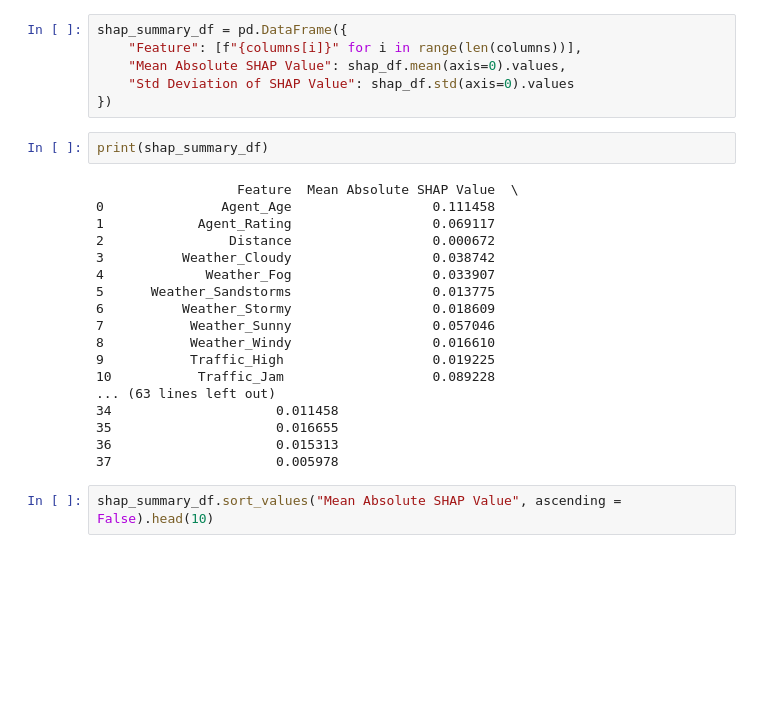
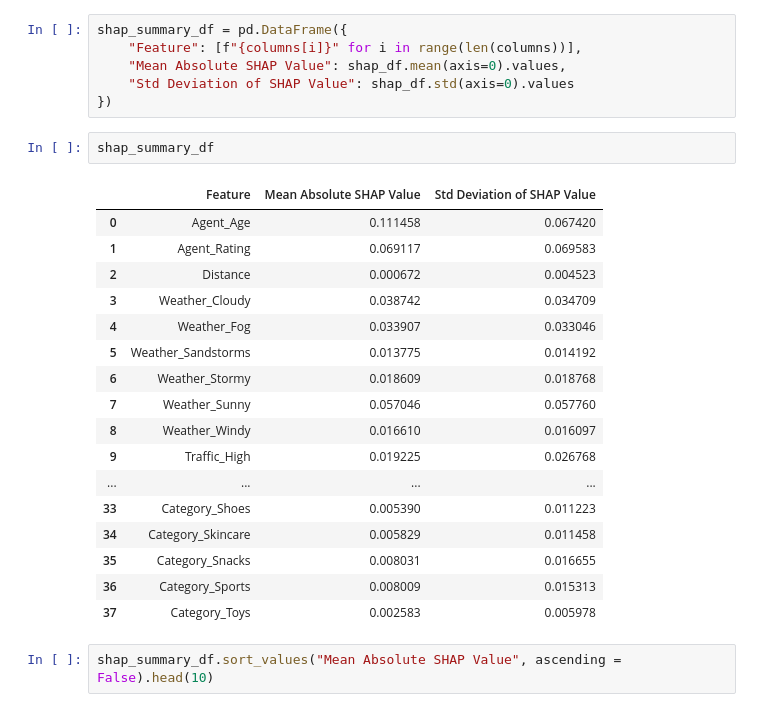
Before and after one commit to Hulkilla/Aprendizaje-Automatico, a Jupyter notebook: PEC3/M2_891_20241_PEC3_Marina.ipynb, the cells around one changed output. Cells and saved outputs as stored; diff of their text form; blank space fills up the shorter version.

```diff
--- a/PEC3/M2_891_20241_PEC3_Marina.ipynb
+++ b/PEC3/M2_891_20241_PEC3_Marina.ipynb
@@ -1941,26 +1941,26 @@ shap_summary_df = pd.DataFrame({
     "Mean Absolute SHAP Value": shap_df.mean(axis=0).values,
     "Std Deviation of SHAP Value": shap_df.std(axis=0).values
 })
-# %%
-print(shap_summary_df)
-# %% [output]
-                  Feature  Mean Absolute SHAP Value  \
-0               Agent_Age                  0.111458
-1            Agent_Rating                  0.069117
-2                Distance                  0.000672
-3          Weather_Cloudy                  0.038742
-4             Weather_Fog                  0.033907
-5      Weather_Sandstorms                  0.013775
-6          Weather_Stormy                  0.018609
-7           Weather_Sunny                  0.057046
-8           Weather_Windy                  0.016610
-9           Traffic_High                   0.019225
-10           Traffic_Jam                   0.089228
-... (63 lines left out)
-34                     0.011458
-35                     0.016655
-36                     0.015313
-37                     0.005978
+# %%
+shap_summary_df
+# %% [output]
+|  | Feature | Mean Absolute SHAP Value | Std Deviation of SHAP Value |
+| 0 | Agent_Age | 0.111458 | 0.067420 |
+| 1 | Agent_Rating | 0.069117 | 0.069583 |
+| 2 | Distance | 0.000672 | 0.004523 |
+| 3 | Weather_Cloudy | 0.038742 | 0.034709 |
+| 4 | Weather_Fog | 0.033907 | 0.033046 |
+| 5 | Weather_Sandstorms | 0.013775 | 0.014192 |
+| 6 | Weather_Stormy | 0.018609 | 0.018768 |
+| 7 | Weather_Sunny | 0.057046 | 0.057760 |
+| 8 | Weather_Windy | 0.016610 | 0.016097 |
+| 9 | Traffic_High | 0.019225 | 0.026768 |
+| ... | ... | ... | ... |
+| 33 | Category_Shoes | 0.005390 | 0.011223 |
+| 34 | Category_Skincare | 0.005829 | 0.011458 |
+| 35 | Category_Snacks | 0.008031 | 0.016655 |
+| 36 | Category_Sports | 0.008009 | 0.015313 |
+| 37 | Category_Toys | 0.002583 | 0.005978 |
 # %%
 shap_summary_df.sort_values("Mean Absolute SHAP Value", ascending = False).head(10)
 # %% [output]
```
Also changed, not shown: parts of 1 cell of this notebook, 1 other file.
